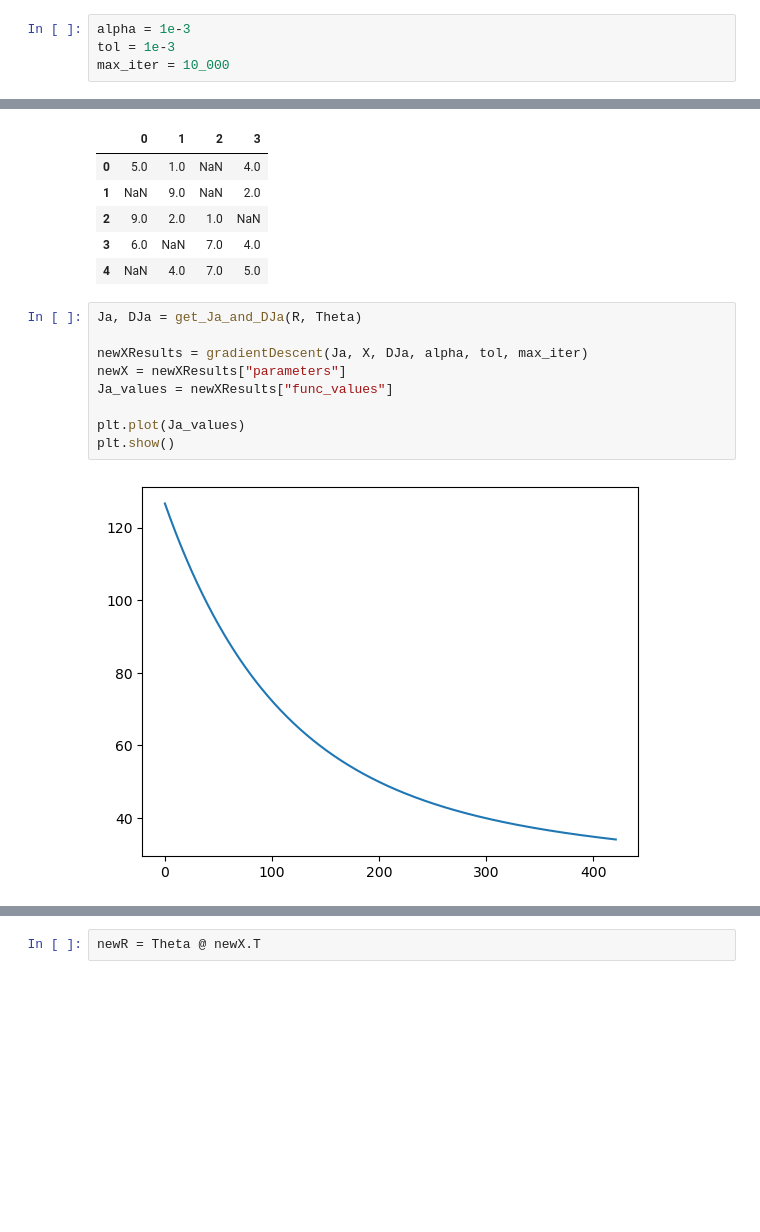
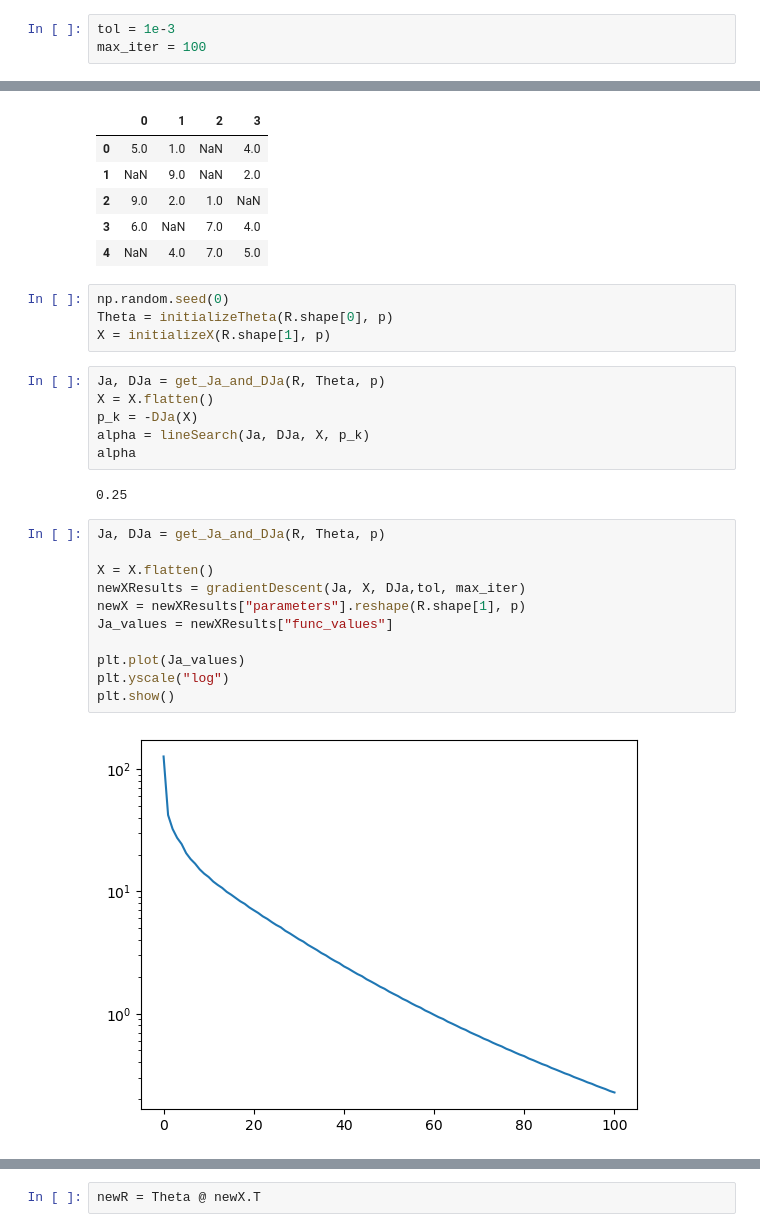
Before and after one commit to MarcoC1796/recommender-systems-thesis, a Jupyter notebook: Recommender Systems Tests.ipynb, the cells around one changed output, grey strips where cells are left out. Cells and saved outputs as stored; diff of their text form; blank space fills up the shorter version.

```diff
--- a/Recommender Systems Tests.ipynb
+++ b/Recommender Systems Tests.ipynb
@@ -10,7 +10,6 @@ np.random.seed(0)
 # %%
-alpha = 1e-3
 tol = 1e-3
-max_iter = 10_000
+max_iter = 100
 # %%
 R = np.array(
     [
@@ -57,14 +81,28 @@ pd.DataFrame(R)
 | 2 | 9.0 | 2.0 | 1.0 | NaN |
 | 3 | 6.0 | NaN | 7.0 | 4.0 |
 | 4 | NaN | 4.0 | 7.0 | 5.0 |
+# %%
+np.random.seed(0)
+Theta = initializeTheta(R.shape[0], p)
+X = initializeX(R.shape[1], p)
+# %%
+Ja, DJa = get_Ja_and_DJa(R, Theta, p)
+X = X.flatten()
+p_k = -DJa(X)
+alpha = lineSearch(Ja, DJa, X, p_k)
+alpha
+# %% [output]
+0.25
 # %%
-Ja, DJa = get_Ja_and_DJa(R, Theta)
+Ja, DJa = get_Ja_and_DJa(R, Theta, p)
 
-newXResults = gradientDescent(Ja, X, DJa, alpha, tol, max_iter)
-newX = newXResults["parameters"]
+X = X.flatten()
+newXResults = gradientDescent(Ja, X, DJa,tol, max_iter)
+newX = newXResults["parameters"].reshape(R.shape[1], p)
 Ja_values = newXResults["func_values"]
 
 plt.plot(Ja_values)
+plt.yscale("log")
 plt.show()
 # %% [output]
-[figure, old version]
+[figure, new version]
```
Also changed, not shown: parts of 14 cells of this notebook, 6 other files.
